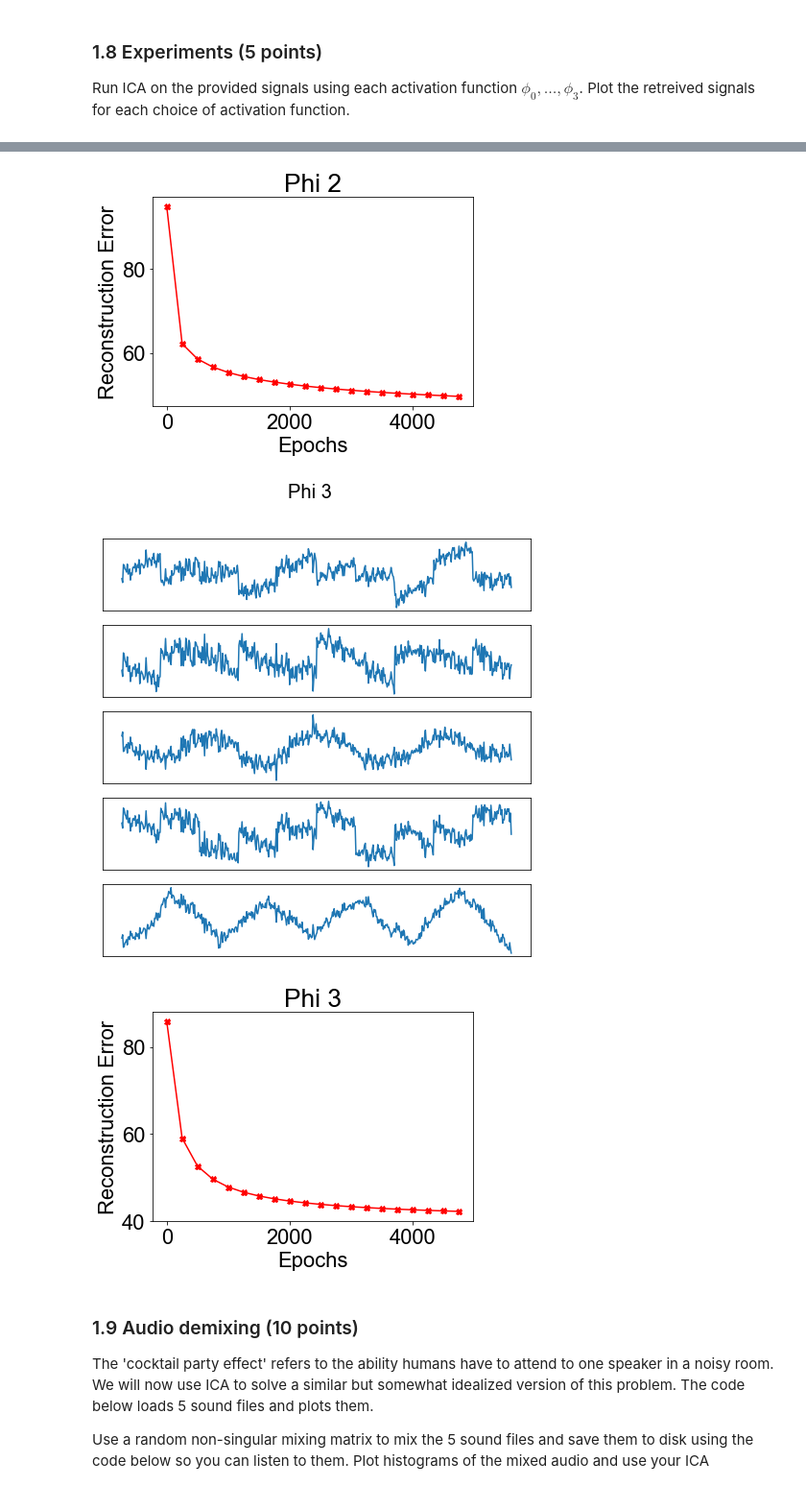
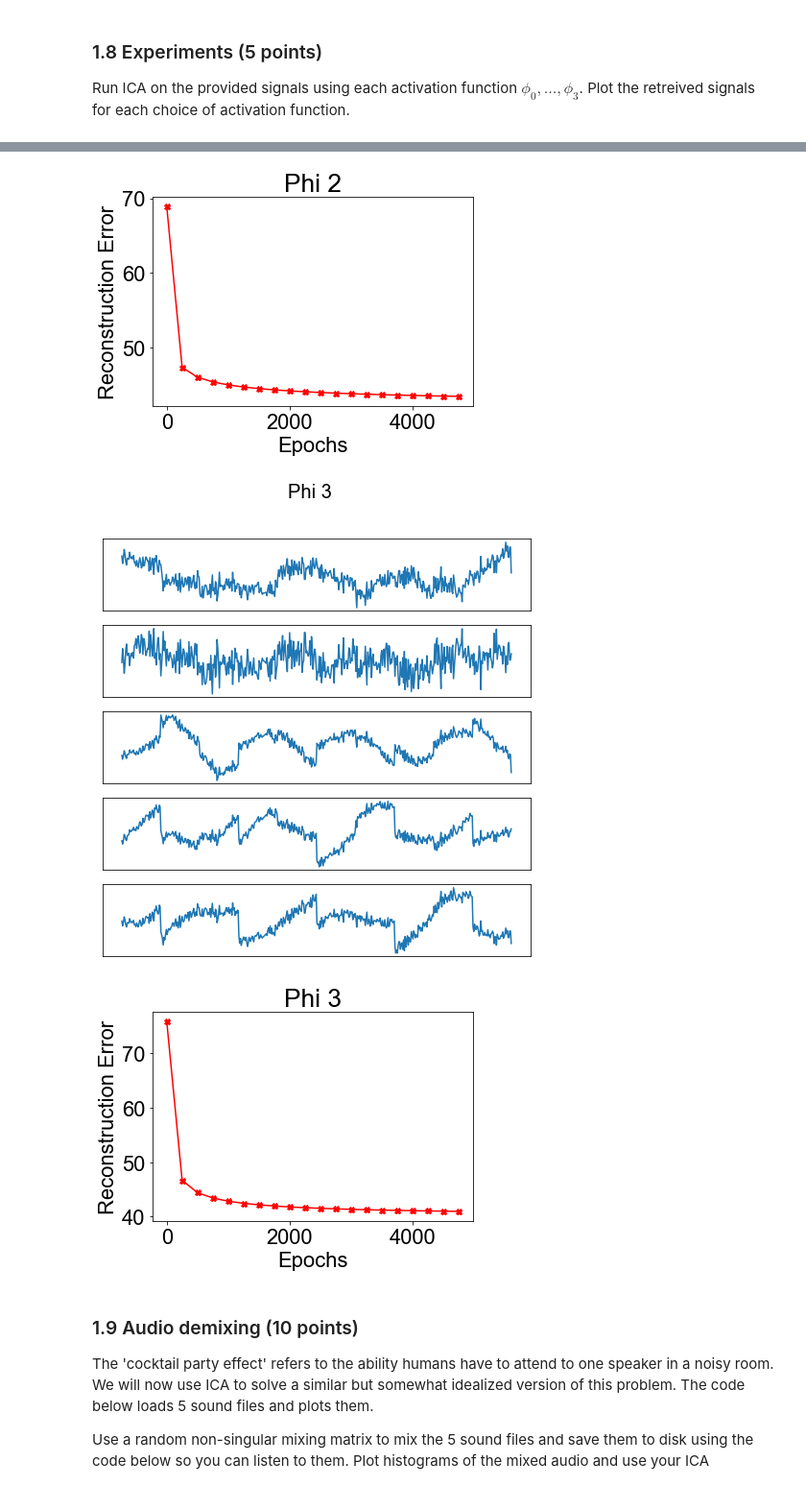
Before and after one commit to danakianfar/machine_learning_2_labs, a Jupyter notebook: lab1/lab1.ipynb, the cells around one changed output, grey strips where cells are left out. Shown at 96% size. Saved outputs shown, nothing was run; the diff lists cells and outputs as text; code cells hidden in the pictures.

```diff
--- a/lab1/lab1.ipynb
+++ b/lab1/lab1.ipynb
@@ -40,7 +40,7 @@ $\phi$ is an elementwise non-linearity or activation function, typically applied
 In the following assignments, you can make use of the signal generators listed below.
 # %%
 %pylab inline
-matplotlib.rcParams.update({'font.size': 22, 'font.family': 'Arial'})
+matplotlib.rcParams.update({'font.size': 18, 'font.family': 'Arial'})
 from scipy.special import *
 from scipy import integrate
 import sys
@@ -314,16 +319,25 @@ Any (consistent) algorithm can be called covariant if it returns the same result
 Implement the covariant ICA algorithm as described in MacKay. Write a function `ICA(X, activation_function, learning_rate)`, that returns the demixing matrix $\mathbf{W}$. The input `activation_function` should accept a function such as `lambda a: -tanh(a)`. Update the gradient in batch mode, averaging the gradients over the whole dataset for each update. Try to make it efficient, i.e. use matrix operations instead of loops where possible (loops are slow in interpreted languages such as python and matlab, whereas matrix operations are internally computed using fast C code).
 # %%
 ### 1.7 Independent Component Analysis
-def ICA(X, activation_function, learning_rate, S=None, epochs=1000, verbose = False):
+def ICA(X, activation_function, learning_rate, S=None, epochs=1000, verbose = False, batch_size=0, num_evaluations=20):
+#     W = random_nonsingular_matrix(d=X.shape[0])
+
+    D,N = X.shape
     W = random_nonsingular_matrix(d=X.shape[0])
-    I = np.eye(X.shape[0])
+    I = np.eye(D)
     errors = []
 
+    if batch_size == 0:
+        batch_size = N
+
     for epoch in range(epochs):
-        a = W.dot(X)
-        W += (learning_rate / X.shape[1]) * ( I + activation_function(a).dot(a.T)).dot(W)
+        rand_samples = numpy.random.choice(N, batch_size) # randomly sample with replacement
+        X_batch = X[:,rand_samples]
 
-        if verbose and epoch % (epochs/20) == 0:
+        a = W.dot(X_batch)
+        W += (learning_rate / N) * ( I + activation_function(a).dot(a.T)).dot(W)
+
+        if verbose and epoch % (epochs/ num_evaluations) == 0:
             err = numpy.linalg.norm(S - W.dot(X))
 #             print('Iteration %d - Latent Signal Reconstruction Error: %f' % (epoch, err))
             errors.append((epoch, err))
@@ -339,7 +353,7 @@ plt.show()
 
 # Parameters
 epochs = 5000
-eta = 1e-3
+eta = 1e-2
 data = Xw
 num_activations = len(activation_fx_names)
 W_ls = []
@@ -357,6 +371,5 @@ for i in range(num_activations):
     plt.title(activation_fx_names[i])
     plt.ylabel('Reconstruction Error')
     plt.xlabel('Epochs')
-
-plt.show()
+    plt.show()
 # %% [output]
@@ -369,6 +382,6 @@ plt.show()
-[figure, old version]
+[figure, new version]
-[figure, old version]
+[figure, new version]
-[figure, old version]
+[figure, new version]
 # %% [markdown]
 ### 1.9 Audio demixing (10 points)
 The 'cocktail party effect' refers to the ability humans have to attend to one speaker in a noisy room. We will now use ICA to solve a similar but somewhat idealized version of this problem. The code below loads 5 sound files and plots them.
```
Also changed, not shown: parts of 11 cells of this notebook, 7 other files.
